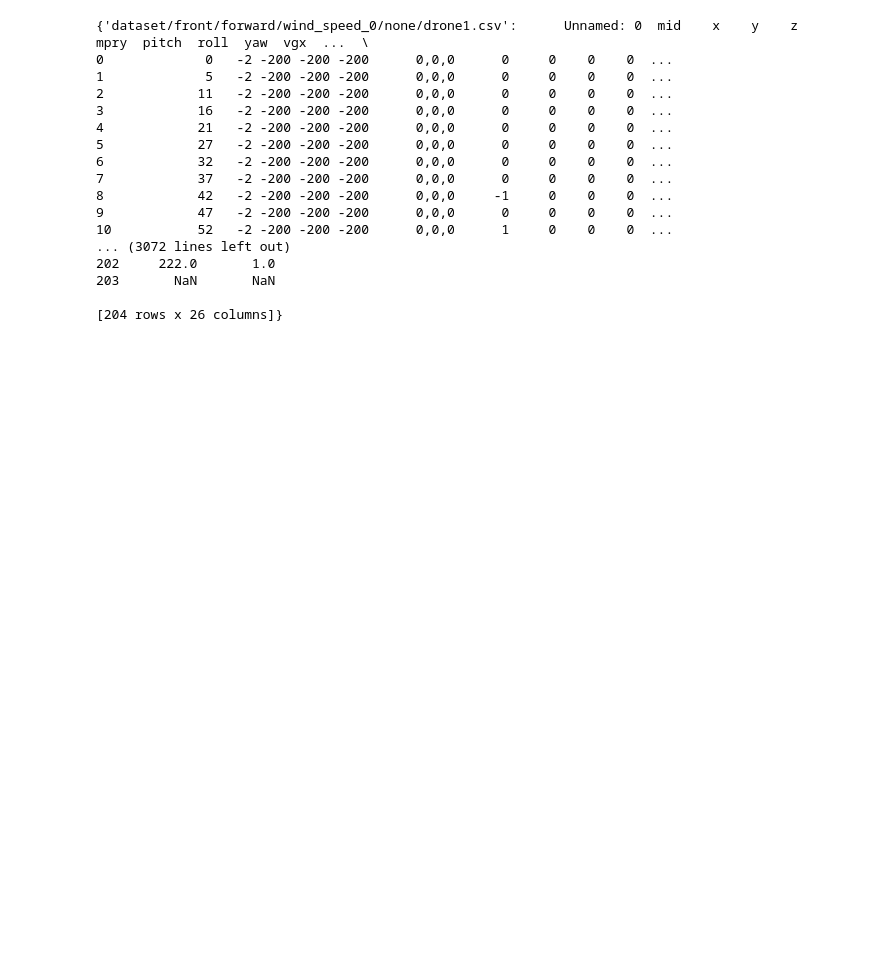
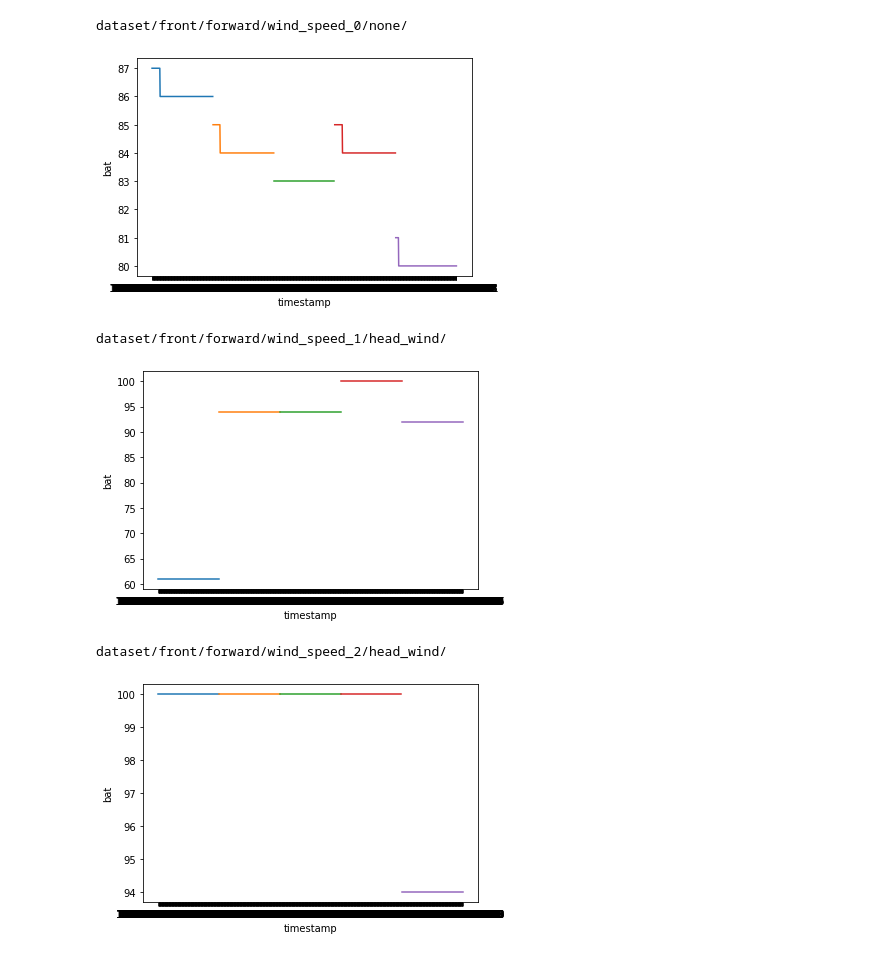
Before and after one commit to DwarfGiant26/DJI_Tello, a Jupyter notebook: visualize.ipynb, the cells around one changed output. Saved outputs shown, nothing was run; the diff lists cells and outputs as text; code cells hidden in the pictures; blank space fills up the shorter version.

Commit message:
before recreate dataset

```diff
--- a/visualize.ipynb
+++ b/visualize.ipynb
@@ -8,7 +8,8 @@ import matplotlib.pyplot as plt
 side_fan = (113,280)
 # %%
 df = {}
-parent_folder = "dataset/front/forward/wind_speed_1/head_wind/"
+wind_speed = 0
+parent_folder = f"dataset/front/hover/wind_speed_{wind_speed}/none/"
 def calculate_global():
     for i in range(1,6):
         csv_path = f"{parent_folder}drone{i}.csv"
@@ -17,15 +18,15 @@ def calculate_global():
         pad_coor = {}
         # front
         pad_coor['1,1'] = (0,200)
-        pad_coor['1,5'] = (200,200)
-        pad_coor['2,2'] = (0,150)
-        pad_coor['2,6'] = (200,150)
-        pad_coor['3,3'] = (0,100)
-        pad_coor['3,7'] = (200,100)
-        pad_coor['4,4'] = (0,50)
-        pad_coor['4,8'] = (200,50)
+        pad_coor['1,5'] = (300,200)
+        pad_coor['2'] = (0,150)
+        pad_coor['6'] = (300,150)
+        pad_coor['3'] = (0,100)
+        pad_coor['7'] = (300,100)
+        pad_coor['4'] = (0,50)
+        pad_coor['8'] = (300,50)
         pad_coor['5,1'] = (0,0)
-        pad_coor['5,5'] = (200,0)
+        pad_coor['5,5'] = (300,0)
 
         # declare
         df[csv_path]['global_x'] = 1
@@ -38,7 +39,12 @@ def calculate_global():
             rel_y = df[csv_path]['y'][row_no]
             drone_number = df[csv_path]['address'][row_no][-1]
             if pad_id > 0:
-                pad_coordinate = pad_coor[f"{drone_number},{pad_id}"]
+                if pad_id == 1 or pad_id == 5:
+                    num = 1 if int(drone_number) < 3 else 5
+                    pad_coordinate = pad_coor[f"{num},{pad_id}"]
+                else:
+                    pad_coordinate = pad_coor[f"{pad_id}"]
+
                 global_x = pad_coordinate[0] + rel_x
                 global_y = pad_coordinate[1] + rel_y
             else:
@@ -47,6 +53,5 @@ def calculate_global():
 
             df[csv_path].at[row_no,"global_x"] = global_x
             df[csv_path].at[row_no,"global_y"] = global_y
-        #print(df[csv_path]["global_y"])
 # %%
 
@@ -99,24 +101,20 @@ plot_attribute('timestamp','agz')
-# %%
-# for key in df:
-print(df)
-# %% [output]
-{'dataset/front/forward/wind_speed_0/none/drone1.csv':      Unnamed: 0  mid    x    y    z       mpry  pitch  roll  yaw  vgx  ...  \
-0             0   -2 -200 -200 -200      0,0,0      0     0    0    0  ...
-1             5   -2 -200 -200 -200      0,0,0      0     0    0    0  ...
-2            11   -2 -200 -200 -200      0,0,0      0     0    0    0  ...
-3            16   -2 -200 -200 -200      0,0,0      0     0    0    0  ...
-4            21   -2 -200 -200 -200      0,0,0      0     0    0    0  ...
-5            27   -2 -200 -200 -200      0,0,0      0     0    0    0  ...
-6            32   -2 -200 -200 -200      0,0,0      0     0    0    0  ...
-7            37   -2 -200 -200 -200      0,0,0      0     0    0    0  ...
-8            42   -2 -200 -200 -200      0,0,0     -1     0    0    0  ...
-9            47   -2 -200 -200 -200      0,0,0      0     0    0    0  ...
-10           52   -2 -200 -200 -200      0,0,0      1     0    0    0  ...
-... (3072 lines left out)
-202     222.0       1.0
-203       NaN       NaN
-
-[204 rows x 26 columns]}
+# %%
+for speed in range(3):
+    if speed == 0:
+        dir = 'none'
+    else:
+        dir = 'head_wind'
+    parent_folder = f"dataset/front/forward/wind_speed_{speed}/{dir}/"
+    print(parent_folder)
+    calculate_global()
+    plot_attribute('timestamp','bat')
+# %% [output]
+dataset/front/forward/wind_speed_0/none/
+[figure, added]
+dataset/front/forward/wind_speed_1/head_wind/
+[figure, added]
+dataset/front/forward/wind_speed_2/head_wind/
+[figure, added]
 # %%
 for path in df.keys():
     new_path = path.split('.')[0] + "_with_global.csv"
```
Also changed, not shown: parts of 4 cells of this notebook, 20 other files.
